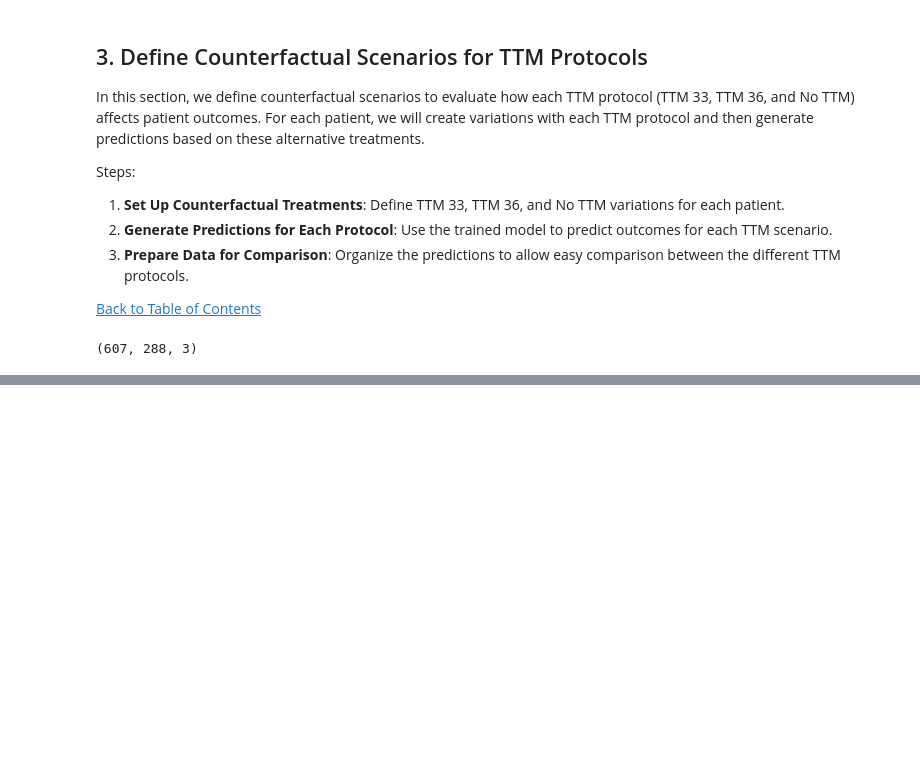
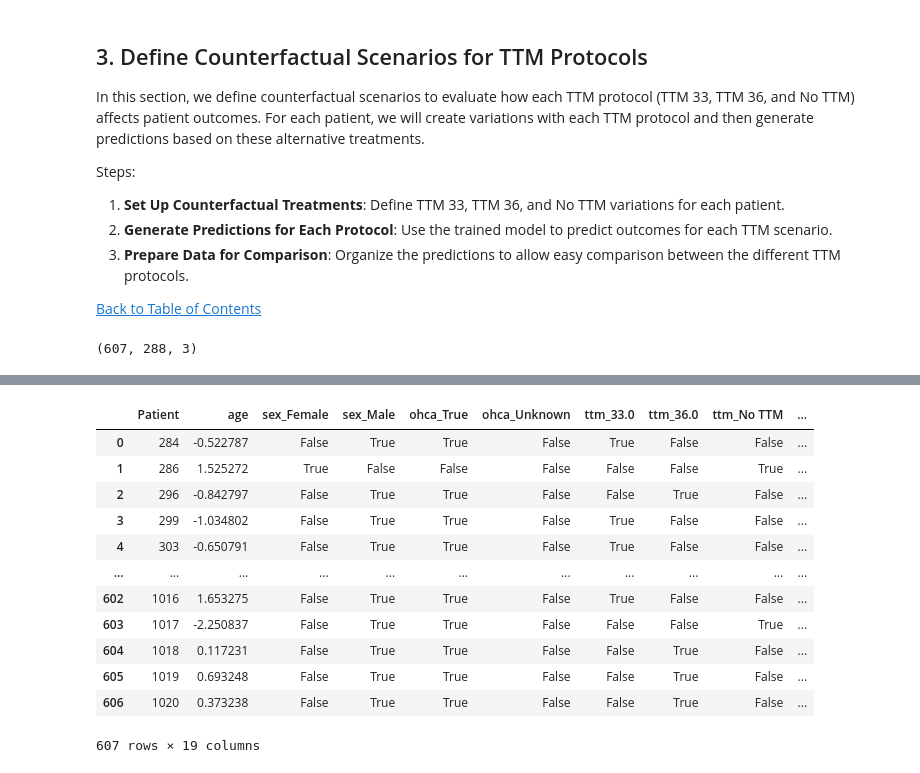
Before and after one commit to KentFre/Resus_TTM, a Jupyter notebook: 06_Counterfactual_Analysis.ipynb, the cells around one changed output, grey strips where cells are left out. Saved outputs shown, nothing was run; the diff lists cells and outputs as text; code cells hidden in the pictures; blank space fills up the shorter version.

```diff
--- a/06_Counterfactual_Analysis.ipynb
+++ b/06_Counterfactual_Analysis.ipynb
@@ -319,0 +546,17 @@ Original protocol: 36, Original value: 0.5112594366073608, No TTM is 0.525069653
+# %%
+# Example of relevant column patterns
+hf_power_columns = [col for col in combined_data.columns if "Mean_HR" in col]
+sdnn_hrv_columns = [col for col in combined_data.columns if "HRV_SDNN" in col]
+lf_hf_ratio_columns = [col for col in combined_data.columns if "LF_HF_Ratio" in col]
+
+# Calculate the average values across segments
+combined_data['Avg_Mean_HR'] = combined_data[hf_power_columns].mean(axis=1)
+combined_data['Avg_SDNN_HRV'] = combined_data[sdnn_hrv_columns].mean(axis=1)
+combined_data['Avg_LF_HF_Ratio'] = combined_data[lf_hf_ratio_columns].mean(axis=1)
+
+# Remove the Segment columns, keeping only the new averages
+combined_data = combined_data.drop(columns=[col for col in combined_data.columns if "Segment" in col])
+
+
+# Display the first few rows to show the result
+combined_data[['Avg_Mean_HR', 'Avg_SDNN_HRV', 'Avg_LF_HF_Ratio']]
@@ -319,0 +577,16 @@ Original protocol: 36, Original value: 0.5112594366073608, No TTM is 0.525069653
+# %%
+combined_data
+# %% [output]
+|  | Patient | age | sex_Female | sex_Male | ohca_True | ohca_Unknown | ttm_33.0 | ttm_36.0 | ttm_No TTM | ... |
+| 0 | 284 | -0.522787 | False | True | True | False | True | False | False | ... |
+| 1 | 286 | 1.525272 | True | False | False | False | False | False | True | ... |
+| 2 | 296 | -0.842797 | False | True | True | False | False | True | False | ... |
+| 3 | 299 | -1.034802 | False | True | True | False | True | False | False | ... |
+| 4 | 303 | -0.650791 | False | True | True | False | True | False | False | ... |
+| ... | ... | ... | ... | ... | ... | ... | ... | ... | ... | ... |
+| 602 | 1016 | 1.653275 | False | True | True | False | True | False | False | ... |
+| 603 | 1017 | -2.250837 | False | True | True | False | False | False | True | ... |
+| 604 | 1018 | 0.117231 | False | True | True | False | False | True | False | ... |
+| 605 | 1019 | 0.693248 | False | True | True | False | False | True | False | ... |
+| 606 | 1020 | 0.373238 | False | True | True | False | False | True | False | ... |
+607 rows × 19 columns
```
Also changed, not shown: parts of 19 cells of this notebook.
